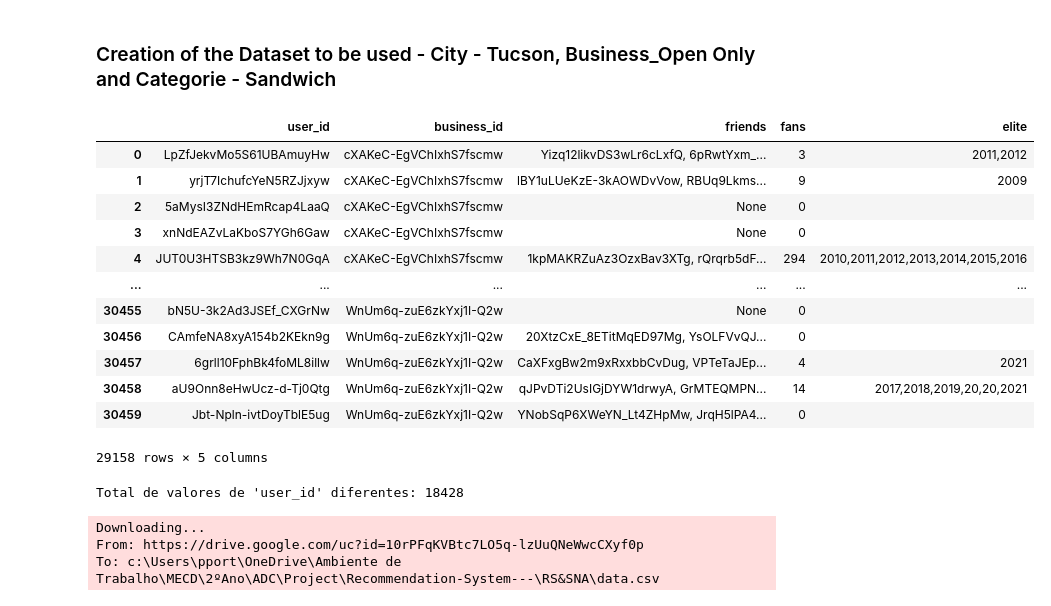
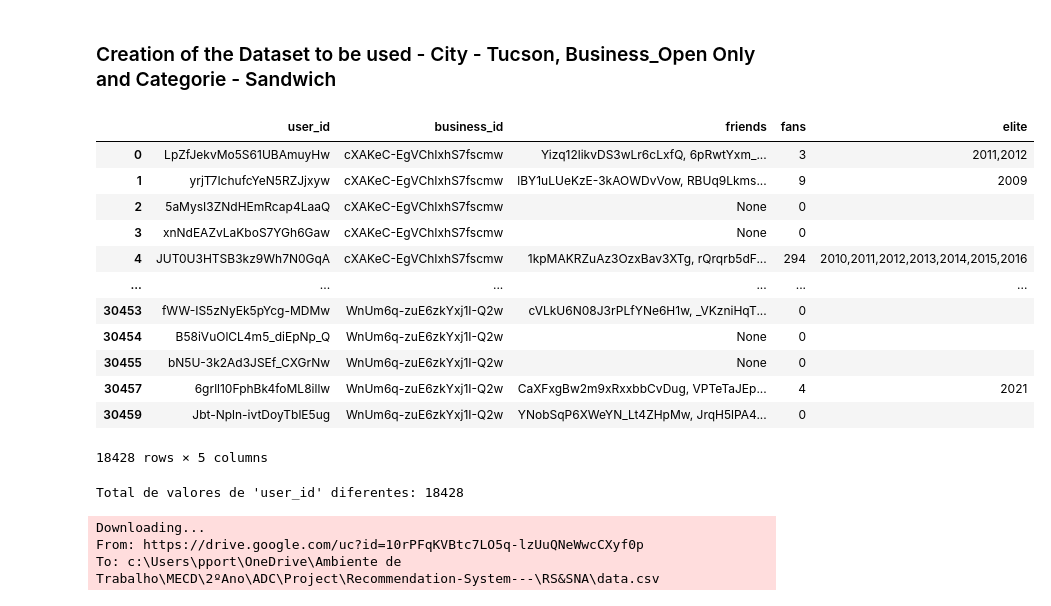
Before and after one commit to PPortela00/Recommendation-System---, a Jupyter notebook: RS&SNA/notebook.ipynb, the cells around one changed output. Cells and saved outputs as stored; diff of their text form; code cells hidden in the pictures.

```diff
--- a/RS&SNA/notebook.ipynb
+++ b/RS&SNA/notebook.ipynb
@@ -339,40 +359,40 @@ city = 'Tucson'
 
 # Filtrar por cidade
 business_city_filtered = business[(business['is_open'] == 1) & (business['city'] == city)]
 
 # Filtrar por categoria "Sandwich"
 category_to_filter = 'Sandwich'
 business_category_filtered = business_city_filtered[business_city_filtered['categories'].str.contains(category_to_filter, case=False, na=False)]
 
 # Mesclar com os DataFrames
 sna_df = pd.merge(reviews, business_category_filtered, left_on='business_id', right_on='business_id', how='inner')
 sna_df = pd.merge(sna_df, users, left_on='user_id', right_on='user_id', how='left')
-sna_df = sna_df.drop_duplicates(subset=['user_id', 'business_id'], keep="first", inplace=False)
+sna_df = sna_df.drop_duplicates(subset='user_id', keep='first')
 sna_df = sna_df[['user_id', 'business_id', 'friends', 'fans', 'elite']]
 sna_df = sna_df.dropna(subset=['user_id', 'business_id'])
 
 display (sna_df)
 
 unique_user_ids = sna_df['user_id'].nunique()
 print(f"Total de valores de 'user_id' diferentes: {unique_user_ids}")
 # Keep unique rows based on the 'User' column
 sna_df = sna_df.drop_duplicates(subset='user_id')
 
 sna_np = np.array(sna_df)
 # %% [output]
 |  | user_id | business_id | friends | fans | elite |
 | 0 | LpZfJekvMo5S61UBAmuyHw | cXAKeC-EgVChIxhS7fscmw | Yizq12likvDS3wLr6cLxfQ, 6pRwtYxm_... | 3 | 2011,2012 |
 | 1 | yrjT7IchufcYeN5RZJjxyw | cXAKeC-EgVChIxhS7fscmw | lBY1uLUeKzE-3kAOWDvVow, RBUq9Lkms... | 9 | 2009 |
 | 2 | 5aMysI3ZNdHEmRcap4LaaQ | cXAKeC-EgVChIxhS7fscmw | None | 0 |  |
 | 3 | xnNdEAZvLaKboS7YGh6Gaw | cXAKeC-EgVChIxhS7fscmw | None | 0 |  |
 | 4 | JUT0U3HTSB3kz9Wh7N0GqA | cXAKeC-EgVChIxhS7fscmw | 1kpMAKRZuAz3OzxBav3XTg, rQrqrb5dF... | 294 | 2010,2011,2012,2013,2014,2015,2016 |
 | ... | ... | ... | ... | ... | ... |
+| 30453 | fWW-IS5zNyEk5pYcg-MDMw | WnUm6q-zuE6zkYxj1I-Q2w | cVLkU6N08J3rPLfYNe6H1w, _VKzniHqT... | 0 |  |
+| 30454 | B58iVuOlCL4m5_diEpNp_Q | WnUm6q-zuE6zkYxj1I-Q2w | None | 0 |  |
 | 30455 | bN5U-3k2Ad3JSEf_CXGrNw | WnUm6q-zuE6zkYxj1I-Q2w | None | 0 |  |
-| 30456 | CAmfeNA8xyA154b2KEkn9g | WnUm6q-zuE6zkYxj1I-Q2w | 20XtzCxE_8ETitMqED97Mg, YsOLFVvQJ... | 0 |  |
 | 30457 | 6grll10FphBk4foML8illw | WnUm6q-zuE6zkYxj1I-Q2w | CaXFxgBw2m9xRxxbbCvDug, VPTeTaJEp... | 4 | 2021 |
-| 30458 | aU9Onn8eHwUcz-d-Tj0Qtg | WnUm6q-zuE6zkYxj1I-Q2w | qJPvDTi2UsIGjDYW1drwyA, GrMTEQMPN... | 14 | 2017,2018,2019,20,20,2021 |
 | 30459 | Jbt-Npln-ivtDoyTblE5ug | WnUm6q-zuE6zkYxj1I-Q2w | YNobSqP6XWeYN_Lt4ZHpMw, JrqH5lPA4... | 0 |  |
-29158 rows × 5 columns
+18428 rows × 5 columns
 Total de valores de 'user_id' diferentes: 18428
 # %%
 #File ID from your Google Drive URL
```
Also changed, not shown: parts of 17 cells of this notebook.
